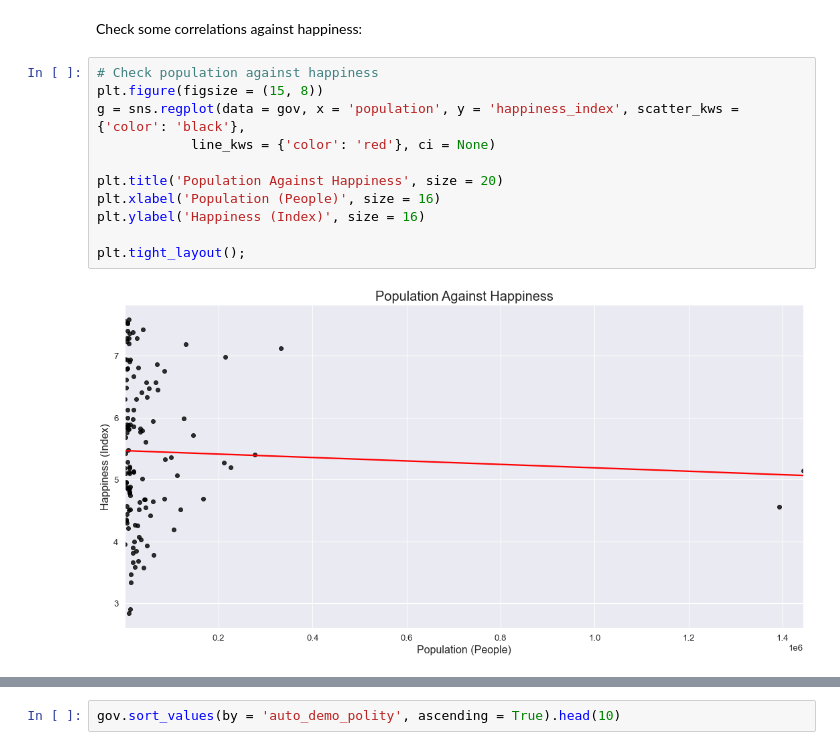
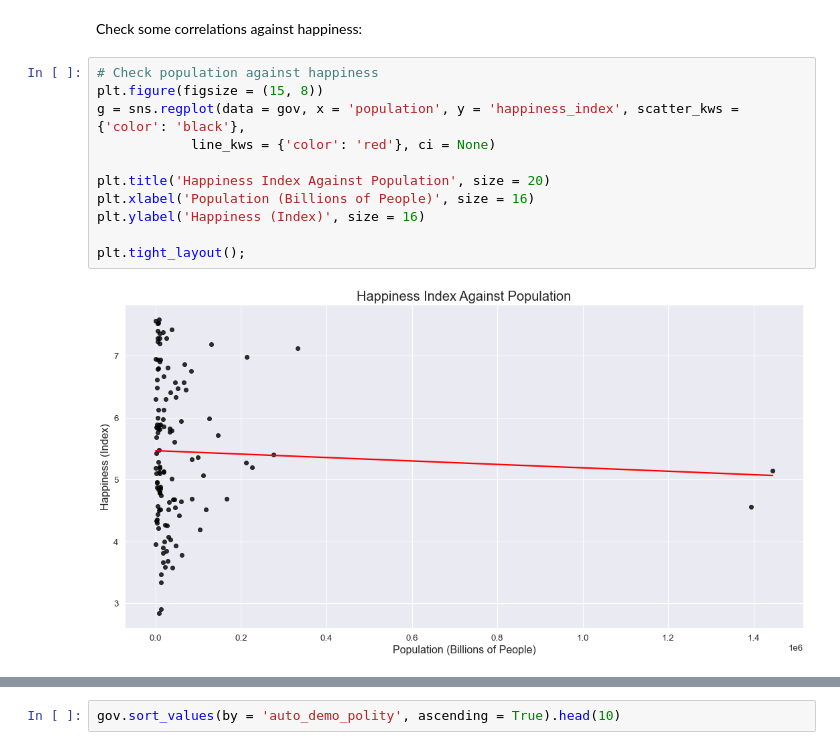
Before and after one commit to iraseidman/On-The-Corruption-Of-Power, a Jupyter notebook: 02_eda.ipynb, the cells around one changed output, grey strips where cells are left out. Cells and saved outputs as stored; diff of their text form.

```diff
--- a/02_eda.ipynb
+++ b/02_eda.ipynb
@@ -213,16 +228,16 @@ Check some correlations against happiness:
 # %%
 # Check population against happiness
 plt.figure(figsize = (15, 8))
 g = sns.regplot(data = gov, x = 'population', y = 'happiness_index', scatter_kws = {'color': 'black'},
             line_kws = {'color': 'red'}, ci = None)
 
-plt.title('Population Against Happiness', size = 20)
-plt.xlabel('Population (People)', size = 16)
+plt.title('Happiness Index Against Population', size = 20)
+plt.xlabel('Population (Billions of People)', size = 16)
 plt.ylabel('Happiness (Index)', size = 16)
 
 plt.tight_layout();
 # %% [output]
-[figure, old version]
+[figure, new version]
 # %%
 # Check average years in school against less corruption
 plt.figure(figsize = (15, 8))
```
Also changed, not shown: parts of 23 cells of this notebook, 4 other files.
